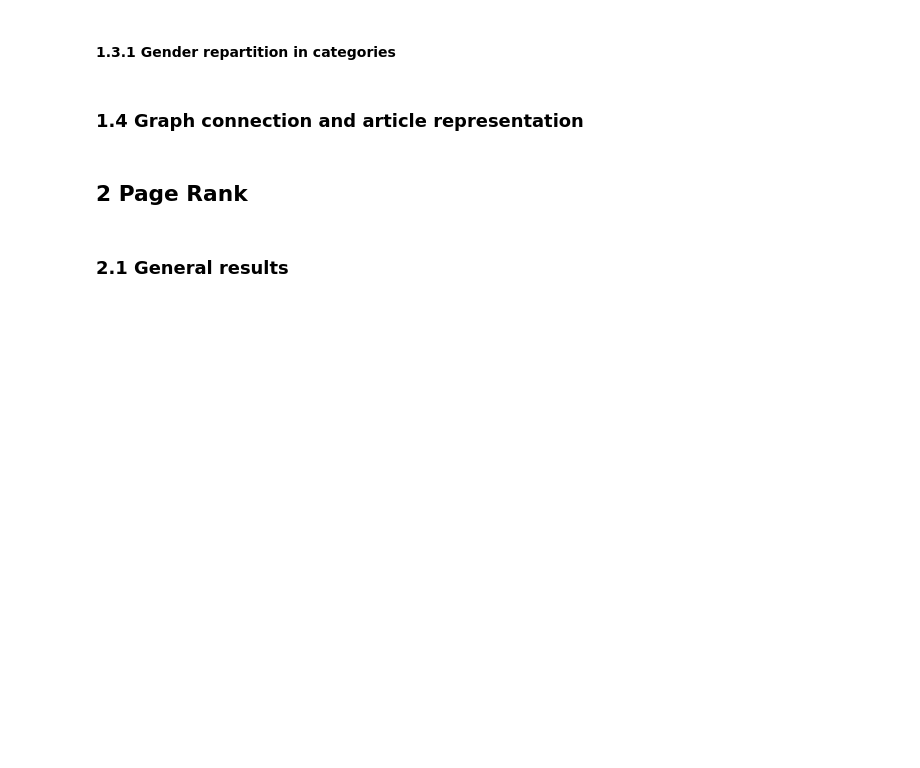
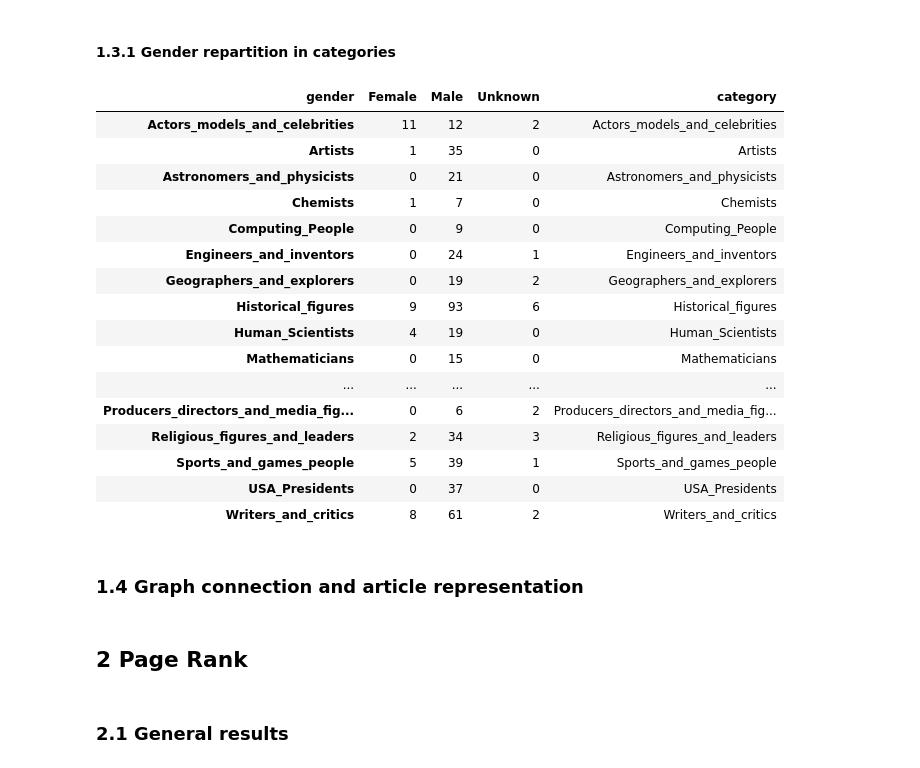
Before and after one commit to epfl-ada/ada-2023-project-ndlmada, a Jupyter notebook: final_notebook.ipynb, the cells around one changed output. Saved outputs shown, nothing was run; the diff lists cells and outputs as text; code cells hidden in the pictures; blank space fills up the shorter version.

```diff
--- a/final_notebook.ipynb
+++ b/final_notebook.ipynb
@@ -183,2 +207,25 @@ main_people_selection = add_all_genders(main_people_selection)
 # %% [markdown]
 #### 1.3.1 Gender repartition in categories <a id="subsection_1_3_1"></a>
+# %%
+people_gender = pd.DataFrame(main_people_selection.groupby(['category', 'gender']).size().unstack(fill_value=0))
+people_gender.index = [cat.replace('subject.People.', '') for cat in people_gender.index]
+people_gender['category'] = people_gender.index
+people_gender
+# %% [output]
+| gender | Female | Male | Unknown | category |
+| Actors_models_and_celebrities | 11 | 12 | 2 | Actors_models_and_celebrities |
+| Artists | 1 | 35 | 0 | Artists |
+| Astronomers_and_physicists | 0 | 21 | 0 | Astronomers_and_physicists |
+| Chemists | 1 | 7 | 0 | Chemists |
+| Computing_People | 0 | 9 | 0 | Computing_People |
+| Engineers_and_inventors | 0 | 24 | 1 | Engineers_and_inventors |
+| Geographers_and_explorers | 0 | 19 | 2 | Geographers_and_explorers |
+| Historical_figures | 9 | 93 | 6 | Historical_figures |
+| Human_Scientists | 4 | 19 | 0 | Human_Scientists |
+| Mathematicians | 0 | 15 | 0 | Mathematicians |
+| ... | ... | ... | ... | ... |
+| Producers_directors_and_media_fig... | 0 | 6 | 2 | Producers_directors_and_media_fig... |
+| Religious_figures_and_leaders | 2 | 34 | 3 | Religious_figures_and_leaders |
+| Sports_and_games_people | 5 | 39 | 1 | Sports_and_games_people |
+| USA_Presidents | 0 | 37 | 0 | USA_Presidents |
+| Writers_and_critics | 8 | 61 | 2 | Writers_and_critics |
```
Also changed, not shown: parts of 4 cells of this notebook, 9 other files.
